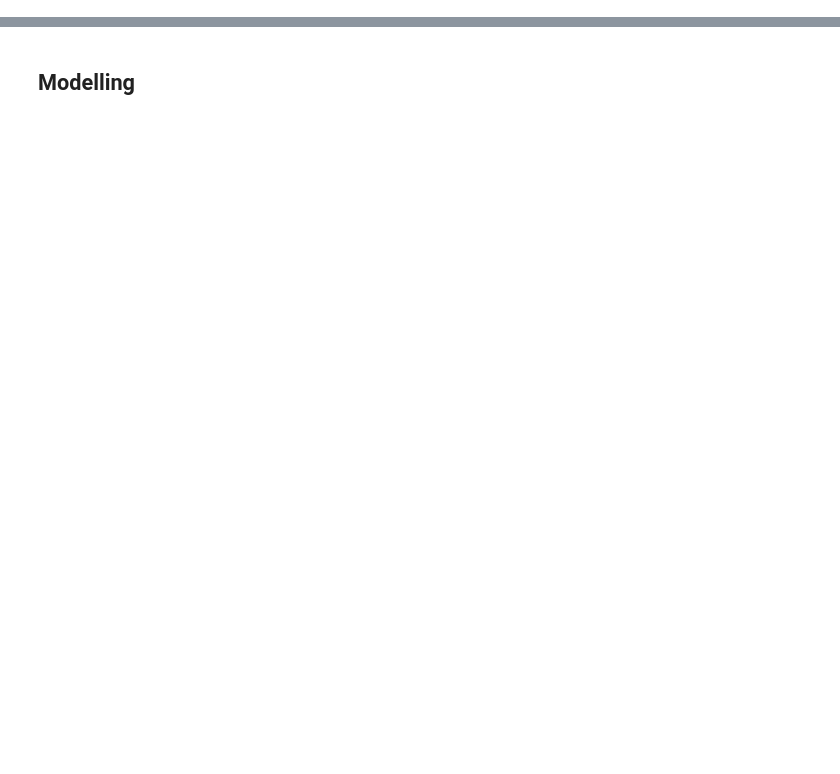
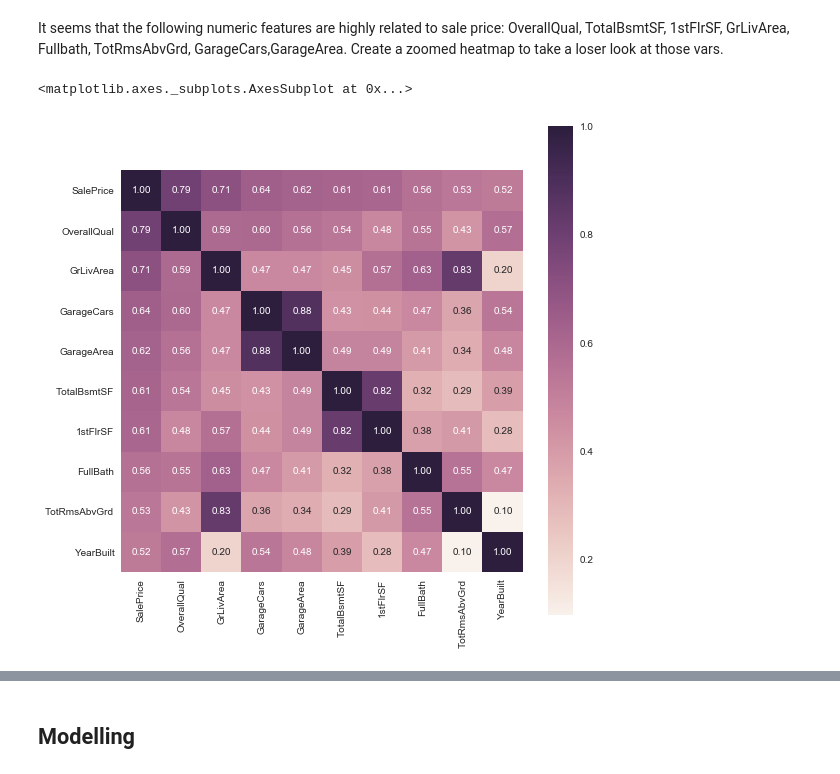
Before and after one commit to emmaren/House-Prices-Kaggle-Competition, a Jupyter notebook: House Price Kaggle Competition.ipynb, the cells around one changed output, grey strips where cells are left out. Drawn from its saved outputs; the diff is of its cells as text; code cells hidden in the pictures; blank space fills up the shorter version.

```diff
--- a/House Price Kaggle Competition.ipynb
+++ b/House Price Kaggle Competition.ipynb
@@ -328,0 +53,14 @@ Remaining NAs for categorical features in train : 0
+# %% [markdown]
+It seems that the following numeric features are highly related to sale price:
+OverallQual, TotalBsmtSF, 1stFlrSF, GrLivArea, Fullbath, TotRmsAbvGrd, GarageCars,GarageArea.
+Create a zoomed heatmap to take a loser look at those vars.
+# %%
+# Saleprice correlation matrix (zoomed heat map)
+k=10
+cols=corrmat['SalePrice'].nlargest(k).index
+cm=np.corrcoef(train[cols].values.T)
+plt.figure(figsize=(9,9))
+sns.heatmap(cm,cbar=True,annot= True,square=True,fmt='.2f',annot_kws={'size':10},xticklabels=cols.values,yticklabels=cols.values)
+# %% [output]
+<matplotlib.axes._subplots.AxesSubplot at 0x...>
+[figure, added]
```
Also changed, not shown: parts of 104 cells of this notebook.
